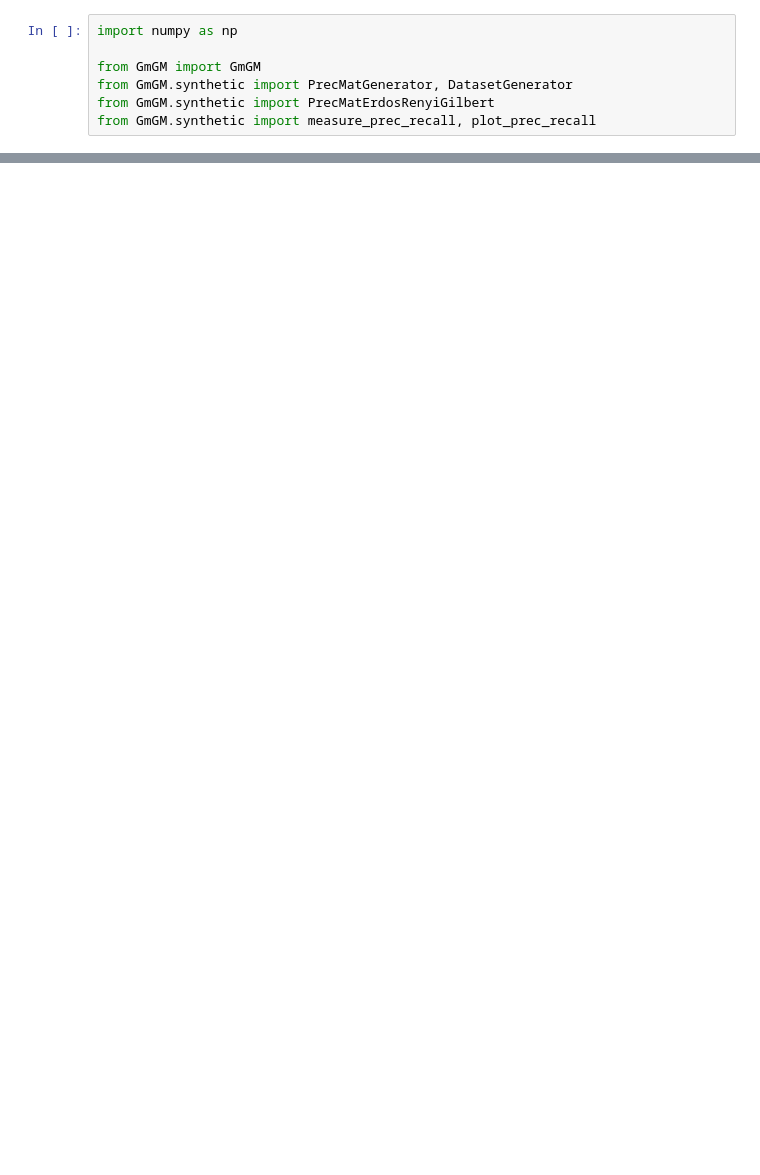
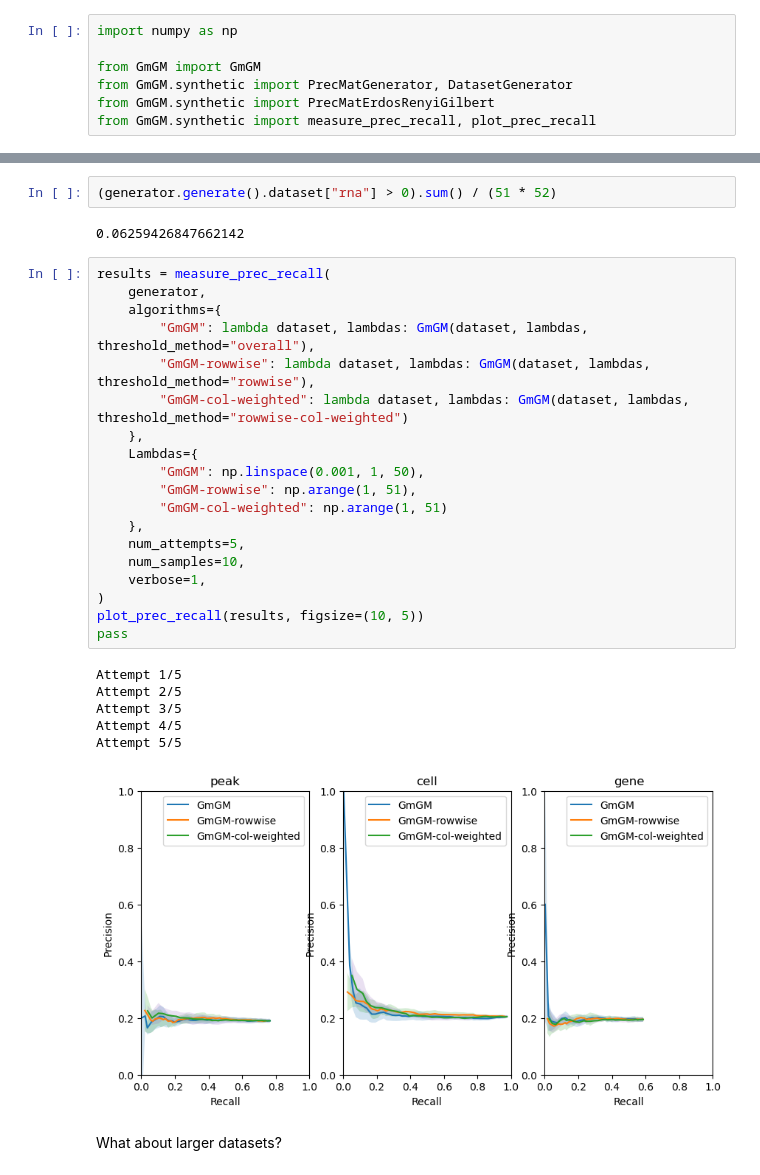
Before and after one commit to BaileyAndrew/GmGM-python, a Jupyter notebook: examples/synthetic_data.ipynb, the cells around one changed output, grey strips where cells are left out. Cells and saved outputs as stored; diff of their text form; blank space fills up the shorter version.

```diff
--- a/examples/synthetic_data.ipynb
+++ b/examples/synthetic_data.ipynb
@@ -81,0 +217,32 @@ Attempt 5/5
+# %%
+(generator.generate().dataset["rna"] > 0).sum() / (51 * 52)
+# %% [output]
+0.06259426847662142
+# %%
+results = measure_prec_recall(
+    generator,
+    algorithms={
+        "GmGM": lambda dataset, lambdas: GmGM(dataset, lambdas, threshold_method="overall"),
+        "GmGM-rowwise": lambda dataset, lambdas: GmGM(dataset, lambdas, threshold_method="rowwise"),
+        "GmGM-col-weighted": lambda dataset, lambdas: GmGM(dataset, lambdas, threshold_method="rowwise-col-weighted")
+    },
+    Lambdas={
+        "GmGM": np.linspace(0.001, 1, 50),
+        "GmGM-rowwise": np.arange(1, 51),
+        "GmGM-col-weighted": np.arange(1, 51)
+    },
+    num_attempts=5,
+    num_samples=10,
+    verbose=1,
+)
+plot_prec_recall(results, figsize=(10, 5))
+pass
+# %% [output]
+Attempt 1/5
+Attempt 2/5
+Attempt 3/5
+Attempt 4/5
+Attempt 5/5
+[figure, added]
+# %% [markdown]
+What about larger datasets?
```
Also changed, not shown: parts of 10 cells of this notebook, 4 other files.
